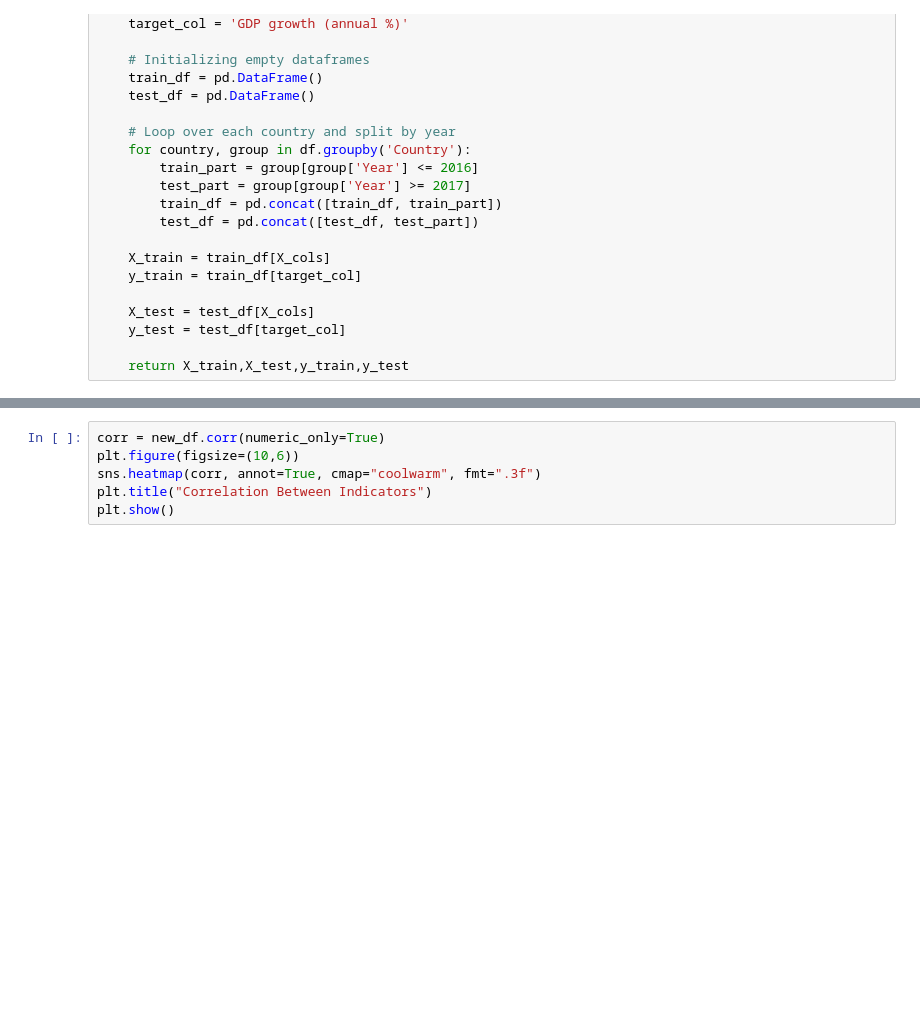
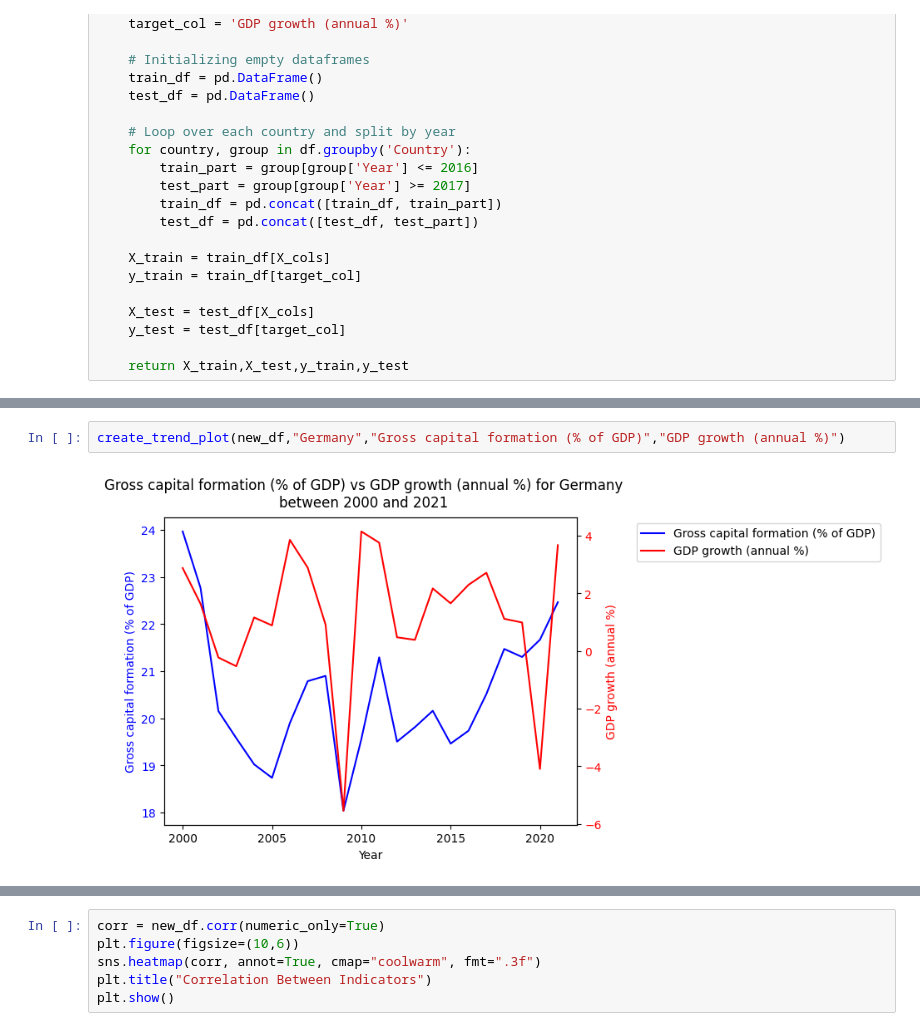
Before and after one commit to kumarbyes/udacity_nanodegree_datascience_course1, a Jupyter notebook: Project_Supervised_ML.ipynb, the cells around one changed output, grey strips where cells are left out. Cells and saved outputs as stored; diff of their text form; blank space fills up the shorter version.

```diff
--- a/Project_Supervised_ML.ipynb
+++ b/Project_Supervised_ML.ipynb
@@ -427,0 +477,4 @@ plt.show()
+# %%
+create_trend_plot(new_df,"Germany","Gross capital formation (% of GDP)","GDP growth (annual %)")
+# %% [output]
+[figure, added]
```
Also changed, not shown: parts of 17 cells of this notebook.
